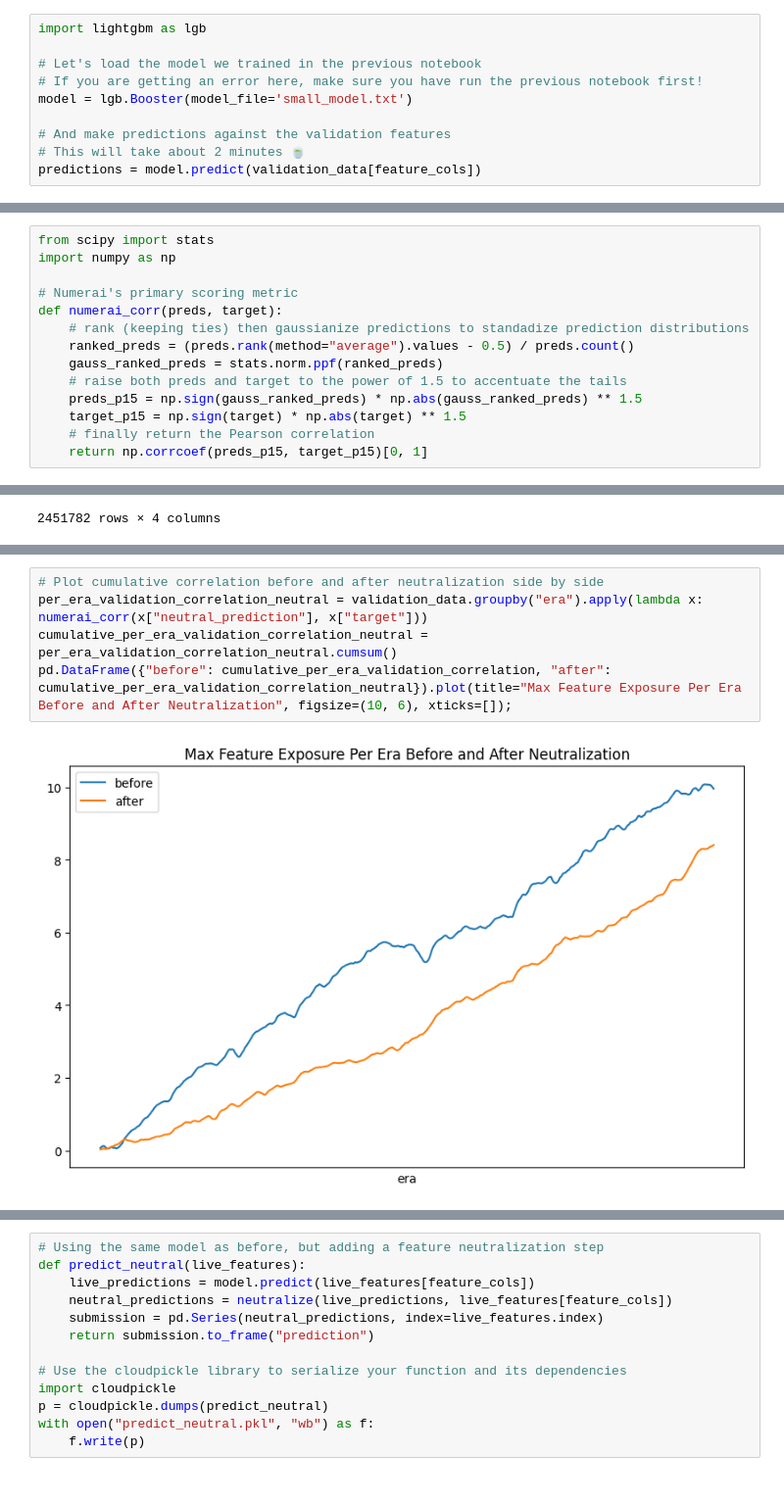
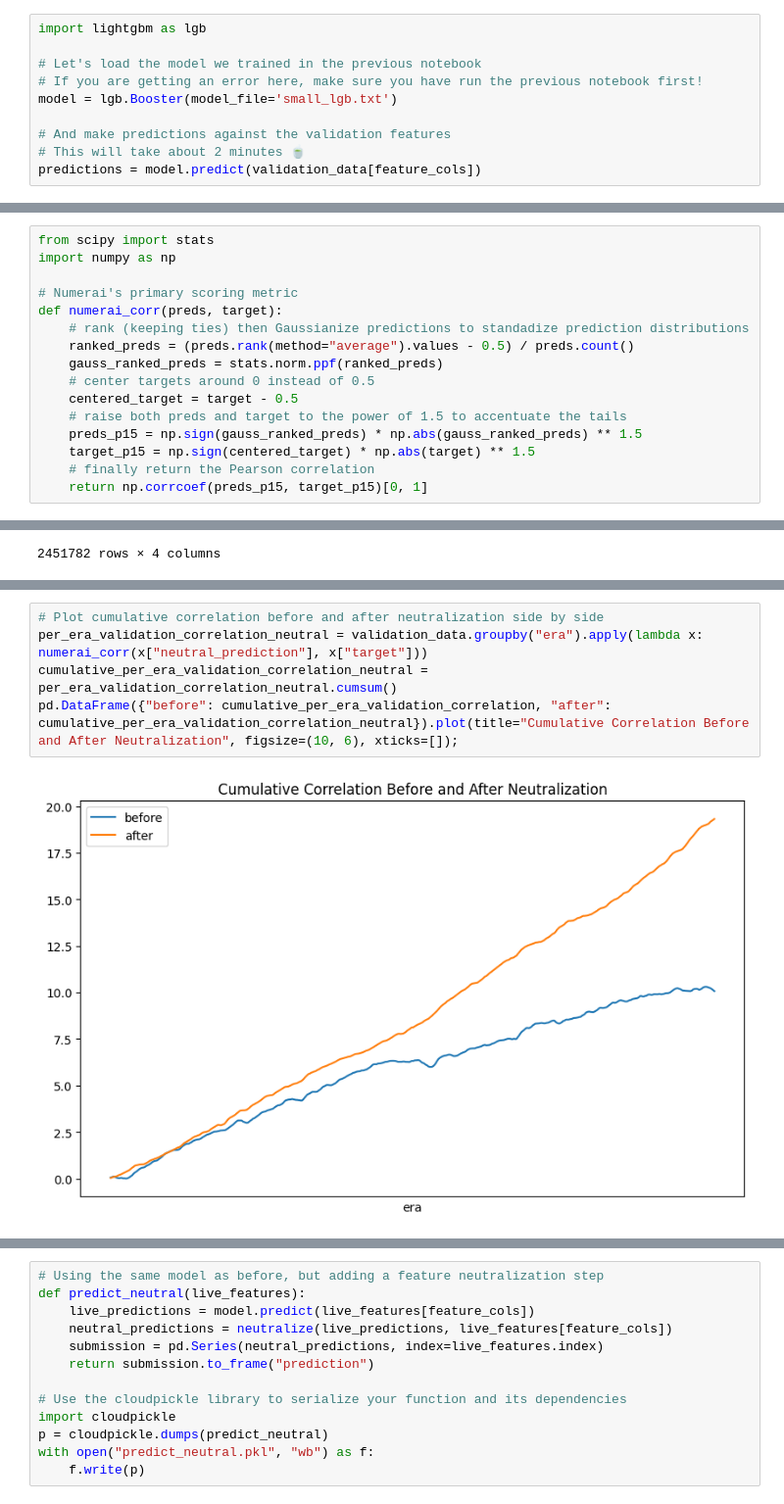
Before and after one commit to numerai/hello-numerai, a Jupyter notebook: model_diagnostics.ipynb, the cells around one changed output, grey strips where cells are left out. Shown: that part at 98% size. Saved outputs shown, nothing was run; the diff lists cells and outputs as text.

Commit message:
advanced targets and cv

```diff
--- a/model_diagnostics.ipynb
+++ b/model_diagnostics.ipynb
@@ -66,7 +67,7 @@ import lightgbm as lgb
 
 # Let's load the model we trained in the previous notebook
 # If you are getting an error here, make sure you have run the previous notebook first!
-model = lgb.Booster(model_file='small_model.txt')
+model = lgb.Booster(model_file='small_lgb.txt')
 
 # And make predictions against the validation features
 # This will take about 2 minutes 🍵
@@ -104,12 +106,14 @@ import numpy as np
 
 # Numerai's primary scoring metric
 def numerai_corr(preds, target):
-    # rank (keeping ties) then gaussianize predictions to standadize prediction distributions
+    # rank (keeping ties) then Gaussianize predictions to standadize prediction distributions
     ranked_preds = (preds.rank(method="average").values - 0.5) / preds.count()
     gauss_ranked_preds = stats.norm.ppf(ranked_preds)
+    # center targets around 0 instead of 0.5
+    centered_target = target - 0.5
     # raise both preds and target to the power of 1.5 to accentuate the tails
     preds_p15 = np.sign(gauss_ranked_preds) * np.abs(gauss_ranked_preds) ** 1.5
-    target_p15 = np.sign(target) * np.abs(target) ** 1.5
+    target_p15 = np.sign(centered_target) * np.abs(target) ** 1.5
     # finally return the Pearson correlation
     return np.corrcoef(preds_p15, target_p15)[0, 1]
 # %% [markdown]
@@ -234,10 +238,10 @@ Great! Looks like we have succesfully reduced our feature exposure. Now let's ch
 # %%
 # Plot cumulative correlation before and after neutralization side by side
 per_era_validation_correlation_neutral = validation_data.groupby("era").apply(lambda x: numerai_corr(x["neutral_prediction"], x["target"]))
 cumulative_per_era_validation_correlation_neutral = per_era_validation_correlation_neutral.cumsum()
-pd.DataFrame({"before": cumulative_per_era_validation_correlation, "after": cumulative_per_era_validation_correlation_neutral}).plot(title="Max Feature Exposure Per Era Before and After Neutralization", figsize=(10, 6), xticks=[]);
+pd.DataFrame({"before": cumulative_per_era_validation_correlation, "after": cumulative_per_era_validation_correlation_neutral}).plot(title="Cumulative Correlation Before and After Neutralization", figsize=(10, 6), xticks=[]);
 # %% [output]
-[figure, old version]
+[figure, new version]
 # %%
 # Compute performance metrics for neutralized predictions
 correlation_mean_neutral = per_era_validation_correlation_neutral.mean()
```
Also changed, not shown: parts of 17 cells of this notebook, 6 other files.
